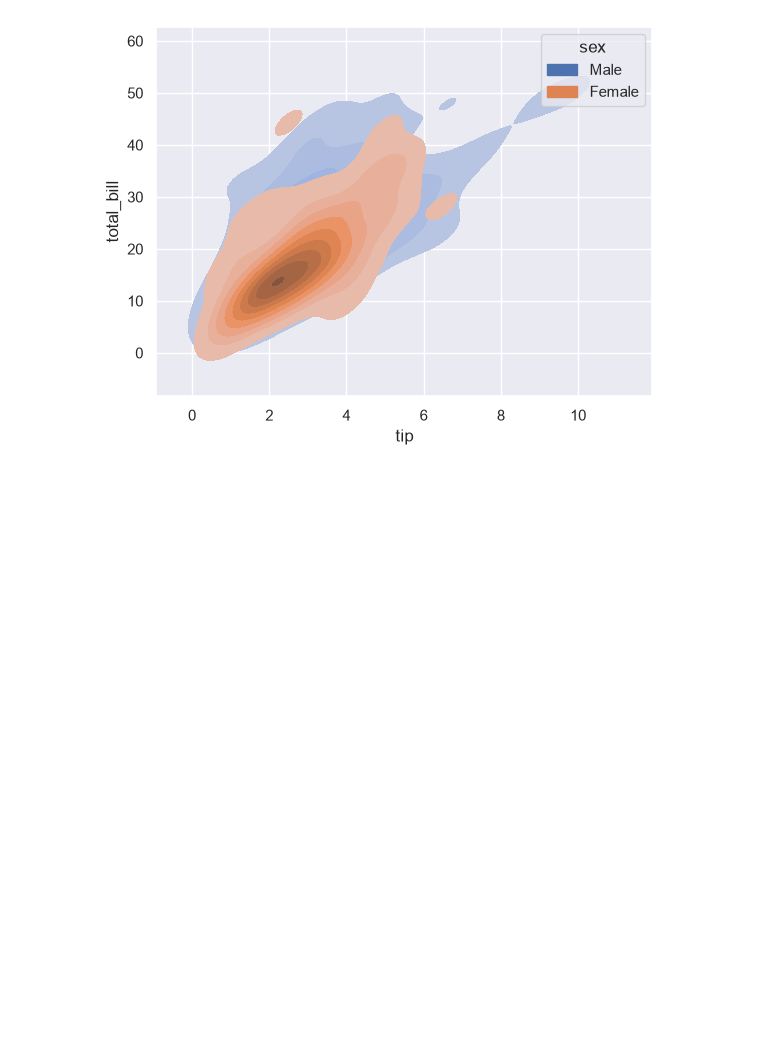
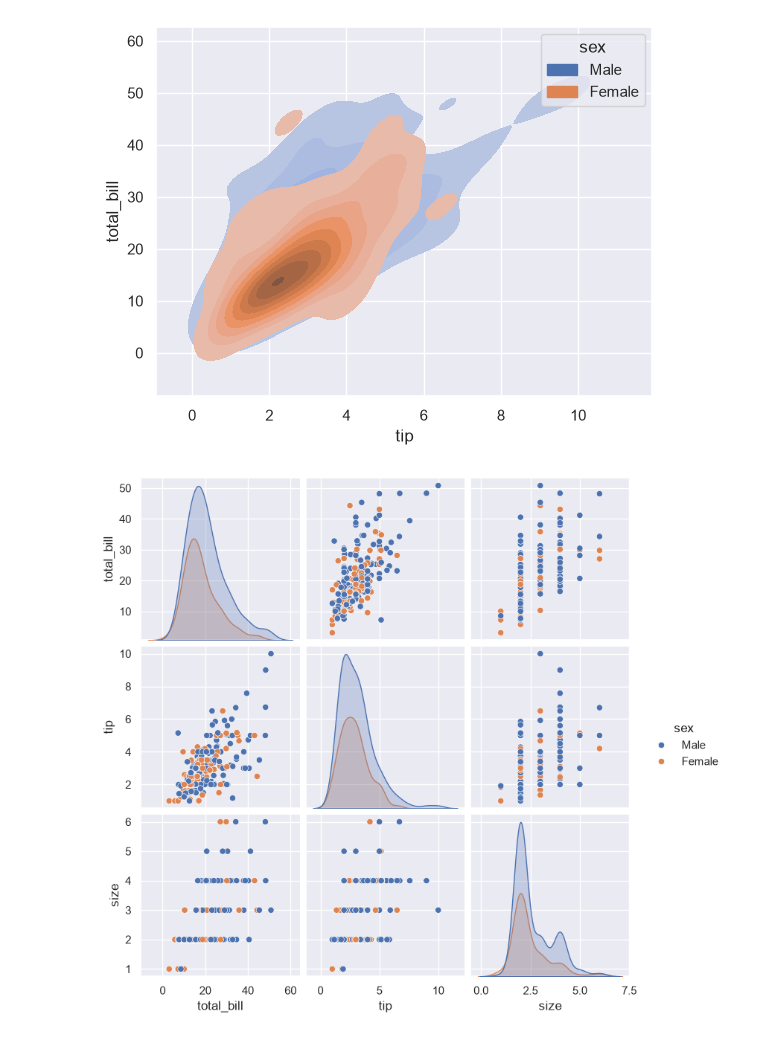
Before and after one commit to Aryanbhayji/Seaborn-library, a Jupyter notebook: main.ipynb, the cells around one changed output. Cells and saved outputs as stored; diff of their text form; code cells hidden in the pictures; blank space fills up the shorter version.

```diff
--- a/main.ipynb
+++ b/main.ipynb
@@ -90,3 +98,9 @@ sns.kdeplot(data,x="tip",y="total_bill",fill=True,hue="sex")
 # %% [output]
 <Axes: xlabel='tip', ylabel='total_bill'>
 [figure]
+# %%
+#Plot pairwise relationships in a dataset.
+sns.pairplot(data=data,hue="sex")
+sns.set_theme(style="darkgrid")
+# %% [output]
+[figure, added]
```
Also changed, not shown: parts of 6 cells of this notebook.
